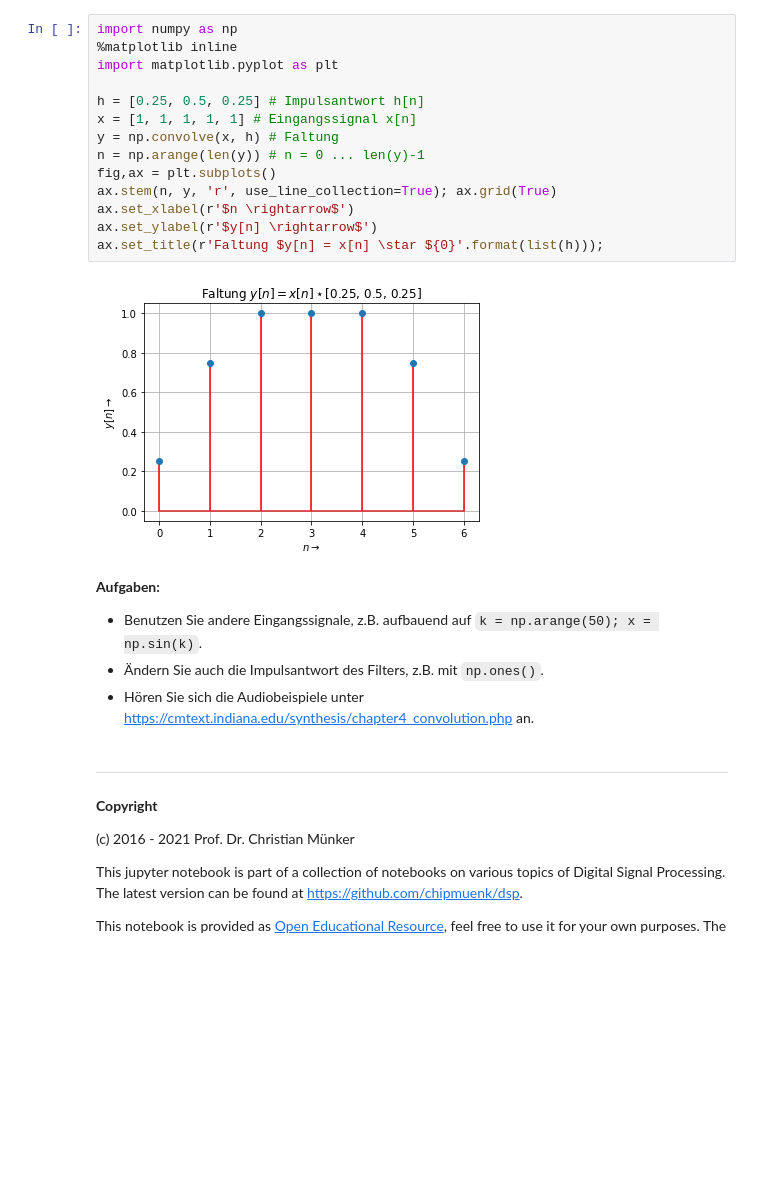
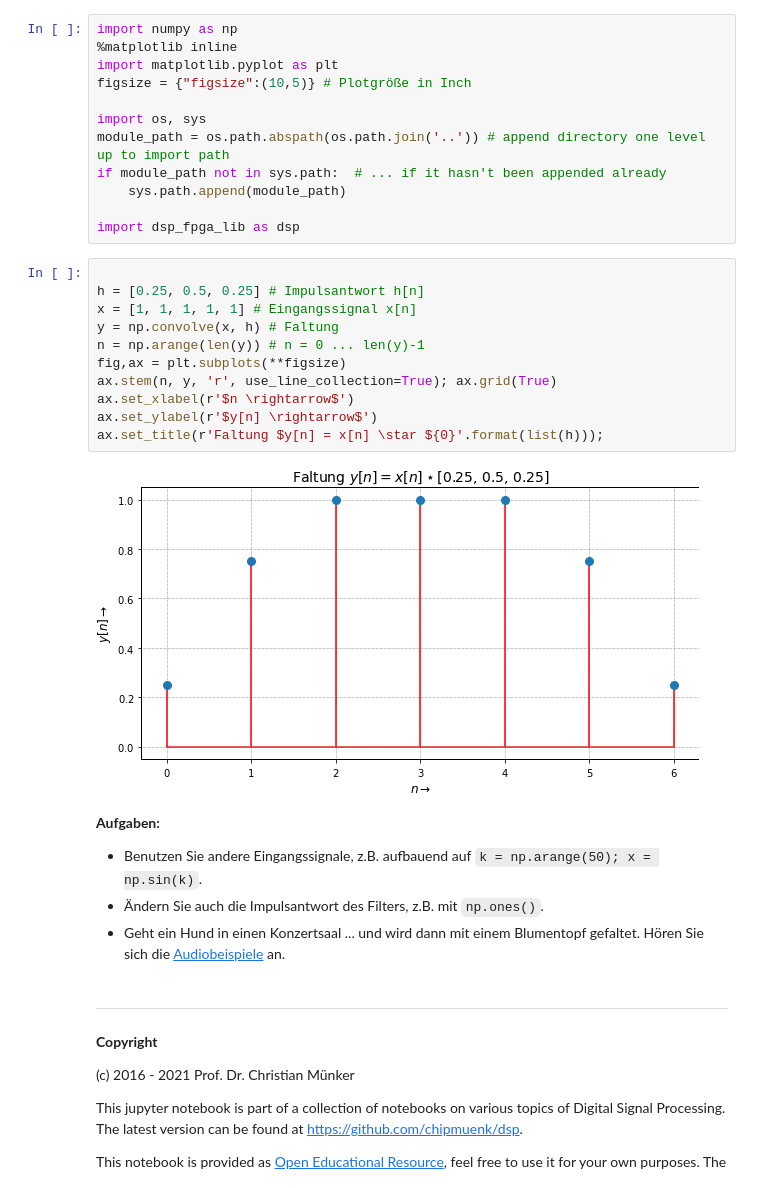
Before and after one commit to chipmuenk/dsp, a Jupyter notebook: notebooks/01_LTI/LTI-faltung.ipynb, the cells around one changed output. Drawn from its saved outputs; the diff is of its cells as text; blank space fills up the shorter version.

```diff
--- a/notebooks/01_LTI/LTI-faltung.ipynb
+++ b/notebooks/01_LTI/LTI-faltung.ipynb
@@ -6,27 +6,36 @@
 # Faltung in Python
 
 Faltung und Darstellung von zeitdiskreten Signalen
+# %%
+import numpy as np
+%matplotlib inline
+import matplotlib.pyplot as plt
+figsize = {"figsize":(10,5)} # Plotgröße in Inch
+
+import os, sys
+module_path = os.path.abspath(os.path.join('..')) # append directory one level up to import path
+if module_path not in sys.path:  # ... if it hasn't been appended already
+    sys.path.append(module_path)
+
+import dsp_fpga_lib as dsp
 # %%
-import numpy as np
-%matplotlib inline
-import matplotlib.pyplot as plt
 
 h = [0.25, 0.5, 0.25] # Impulsantwort h[n]
 x = [1, 1, 1, 1, 1] # Eingangssignal x[n]
 y = np.convolve(x, h) # Faltung
 n = np.arange(len(y)) # n = 0 ... len(y)-1
-fig,ax = plt.subplots()
+fig,ax = plt.subplots(**figsize)
 ax.stem(n, y, 'r', use_line_collection=True); ax.grid(True)
 ax.set_xlabel(r'$n \rightarrow$')
 ax.set_ylabel(r'$y[n] \rightarrow$')
 ax.set_title(r'Faltung $y[n] = x[n] \star ${0}'.format(list(h)));
 # %% [output]
-[figure, old version]
+[figure, new version]
 # %% [markdown]
 **Aufgaben:**
 - Benutzen Sie andere Eingangssignale, z.B. aufbauend auf `k = np.arange(50); x = np.sin(k)`.
 - Ändern Sie auch die Impulsantwort des Filters, z.B. mit `np.ones()`.
-- Hören Sie sich die Audiobeispiele unter https://cmtext.indiana.edu/synthesis/chapter4_convolution.php an.
+- Geht ein Hund in einen Konzertsaal ... und wird dann mit einem Blumentopf gefaltet. Hören Sie sich die [Audiobeispiele](https://cmtext.indiana.edu/synthesis/chapter4_convolution.php) an.
 # %% [markdown]
 ***
 **Copyright**
```
Also changed, not shown: 7 other files.
